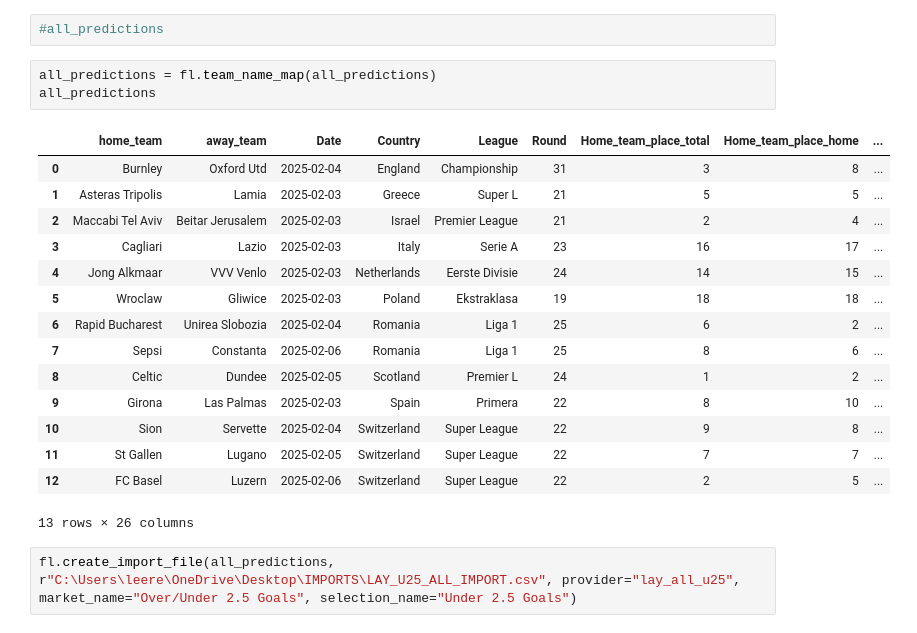
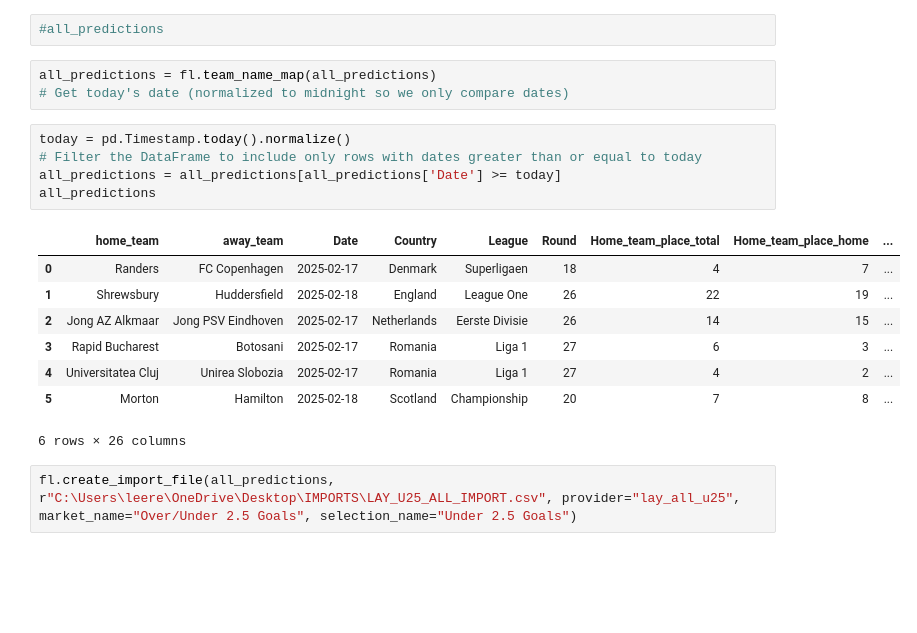
Before and after one commit to Lreps90/Football_ML, a Jupyter notebook: Goals/ALL_predict.ipynb, the cells around one changed output. Saved outputs shown, nothing was run; the diff lists cells and outputs as text; blank space fills up the shorter version.

```diff
--- a/Goals/ALL_predict.ipynb
+++ b/Goals/ALL_predict.ipynb
@@ -167,23 +168,21 @@ Filtered predictions made for Romania - Liga 1
 #all_predictions
 # %%
 all_predictions = fl.team_name_map(all_predictions)
-all_predictions
+# Get today's date (normalized to midnight so we only compare dates)
-# %% [output]
-|  | home_team | away_team | Date | Country | League | Round | Home_team_place_total | Home_team_place_home | ... |
-| 0 | Burnley | Oxford Utd | 2025-02-04 | England | Championship | 31 | 3 | 8 | ... |
-| 1 | Asteras Tripolis | Lamia | 2025-02-03 | Greece | Super L | 21 | 5 | 5 | ... |
-| 2 | Maccabi Tel Aviv | Beitar Jerusalem | 2025-02-03 | Israel | Premier League | 21 | 2 | 4 | ... |
-| 3 | Cagliari | Lazio | 2025-02-03 | Italy | Serie A | 23 | 16 | 17 | ... |
-| 4 | Jong Alkmaar | VVV Venlo | 2025-02-03 | Netherlands | Eerste Divisie | 24 | 14 | 15 | ... |
-| 5 | Wroclaw | Gliwice | 2025-02-03 | Poland | Ekstraklasa | 19 | 18 | 18 | ... |
-| 6 | Rapid Bucharest | Unirea Slobozia | 2025-02-04 | Romania | Liga 1 | 25 | 6 | 2 | ... |
-| 7 | Sepsi | Constanta | 2025-02-06 | Romania | Liga 1 | 25 | 8 | 6 | ... |
-| 8 | Celtic | Dundee | 2025-02-05 | Scotland | Premier L | 24 | 1 | 2 | ... |
-| 9 | Girona | Las Palmas | 2025-02-03 | Spain | Primera | 22 | 8 | 10 | ... |
-| 10 | Sion | Servette | 2025-02-04 | Switzerland | Super League | 22 | 9 | 8 | ... |
-| 11 | St Gallen | Lugano | 2025-02-05 | Switzerland | Super League | 22 | 7 | 7 | ... |
-| 12 | FC Basel | Luzern | 2025-02-06 | Switzerland | Super League | 22 | 2 | 5 | ... |
-13 rows × 26 columns
+# %%
+today = pd.Timestamp.today().normalize()
+# Filter the DataFrame to include only rows with dates greater than or equal to today
+all_predictions = all_predictions[all_predictions['Date'] >= today]
+all_predictions
+# %% [output]
+|  | home_team | away_team | Date | Country | League | Round | Home_team_place_total | Home_team_place_home | ... |
+| 0 | Randers | FC Copenhagen | 2025-02-17 | Denmark | Superligaen | 18 | 4 | 7 | ... |
+| 1 | Shrewsbury | Huddersfield | 2025-02-18 | England | League One | 26 | 22 | 19 | ... |
+| 2 | Jong AZ Alkmaar | Jong PSV Eindhoven | 2025-02-17 | Netherlands | Eerste Divisie | 26 | 14 | 15 | ... |
+| 3 | Rapid Bucharest | Botosani | 2025-02-17 | Romania | Liga 1 | 27 | 6 | 3 | ... |
+| 4 | Universitatea Cluj | Unirea Slobozia | 2025-02-17 | Romania | Liga 1 | 27 | 4 | 2 | ... |
+| 5 | Morton | Hamilton | 2025-02-18 | Scotland | Championship | 20 | 7 | 8 | ... |
+6 rows × 26 columns
 # %%
 fl.create_import_file(all_predictions, r"C:\Users\leere\OneDrive\Desktop\IMPORTS\LAY_U25_ALL_IMPORT.csv", provider="lay_all_u25", market_name="Over/Under 2.5 Goals", selection_name="Under 2.5 Goals")
 # %% [output]
```
Also changed, not shown: parts of 3 cells of this notebook, 8 other files.
